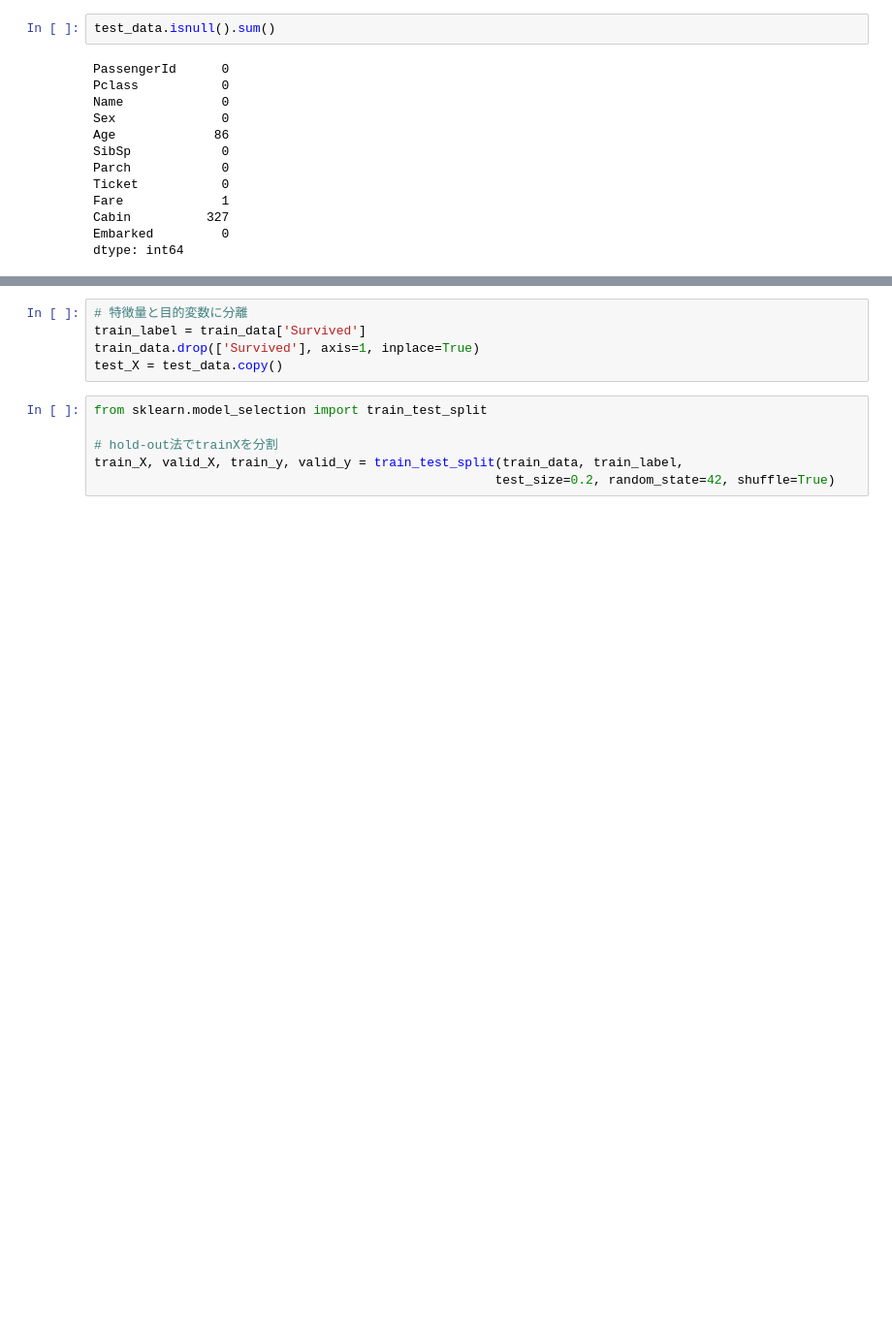
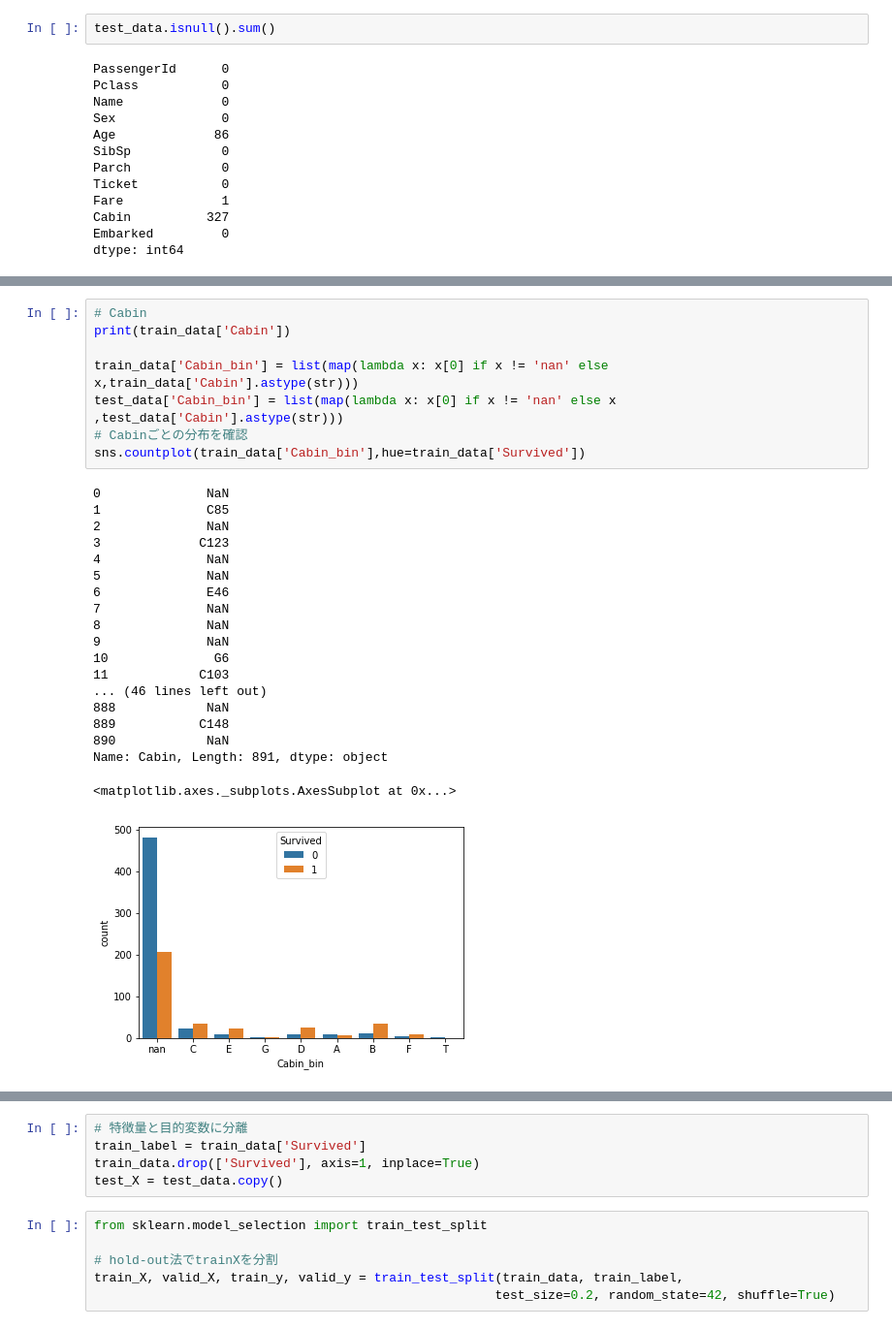
Before and after one commit to nykeijiban/kaggle-training, a Jupyter notebook: titanic_training.ipynb, the cells around one changed output, grey strips where cells are left out. Shown: that part at 97% size. Saved outputs shown, nothing was run; the diff lists cells and outputs as text; blank space fills up the shorter version.

```diff
--- a/titanic_training.ipynb
+++ b/titanic_training.ipynb
@@ -100,0 +125,28 @@ train_data.head()
+# %%
+# Cabin
+print(train_data['Cabin'])
+
+train_data['Cabin_bin'] = list(map(lambda x: x[0] if x != 'nan' else x,train_data['Cabin'].astype(str)))
+test_data['Cabin_bin'] = list(map(lambda x: x[0] if x != 'nan' else x ,test_data['Cabin'].astype(str)))
+# Cabinごとの分布を確認
+sns.countplot(train_data['Cabin_bin'],hue=train_data['Survived'])
+# %% [output]
+0              NaN
+1              C85
+2              NaN
+3             C123
+4              NaN
+5              NaN
+6              E46
+7              NaN
+8              NaN
+9              NaN
+10              G6
+11            C103
+... (46 lines left out)
+888            NaN
+889           C148
+890            NaN
+Name: Cabin, Length: 891, dtype: object
+<matplotlib.axes._subplots.AxesSubplot at 0x...>
+[figure, added]
```
Also changed, not shown: parts of 14 cells of this notebook.
